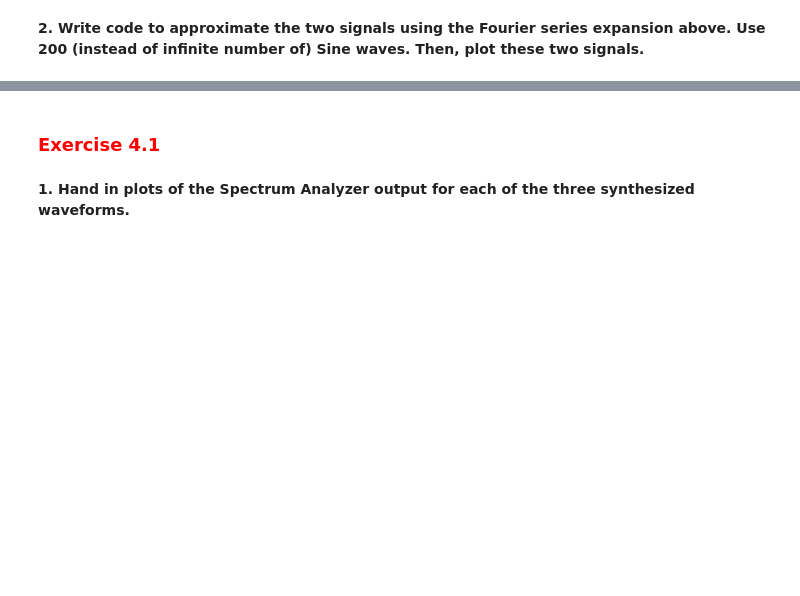
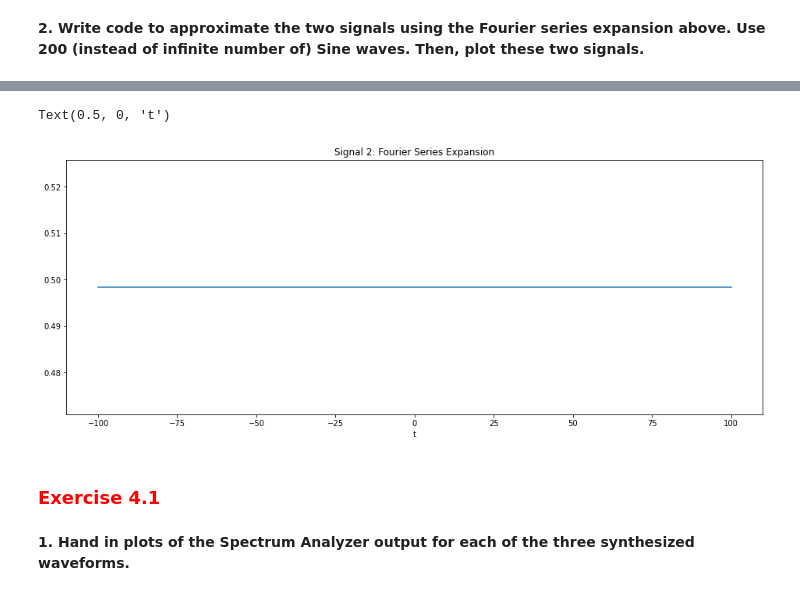
Before and after one commit to JustinWang781/438-Lab03, a Jupyter notebook: lab03_final_report.ipynb, the cells around one changed output, grey strips where cells are left out. Drawn from its saved outputs; the diff is of its cells as text; code cells hidden in the pictures; blank space fills up the shorter version.

```diff
--- a/lab03_final_report.ipynb
+++ b/lab03_final_report.ipynb
@@ -73,3 +79,22 @@ plt.plot(t,S)
+# %%
+def S2(t):
+  s = 0;
+  i = np.arange(1, 201, 2)
+  for k in i:
+    if((k-1)%4 == 0):
+      s = s + (2/(np.pi*k)) * np.sin(2* np.pi * k * t + np.pi/2)
+    else:
+      s = s + (-2/(np.pi*k)) * np.sin(2* np.pi * k * t + np.pi/2)
+  return s
+
+t = np.arange(-100, 100 + 1, 1)
+S2 = S2(t)
+plt.plot(t,S2)
+plt.title("Signal 2: Fourier Series Expansion")
+plt.xlabel("t")
+# %% [output]
+Text(0.5, 0, 't')
+[figure, added]
 # %% [markdown]
 <h3 style="color:red;"><left>Exercise 4.1</left></h3>
 # %% [markdown]
```
Also changed, not shown: parts of 38 cells of this notebook.
